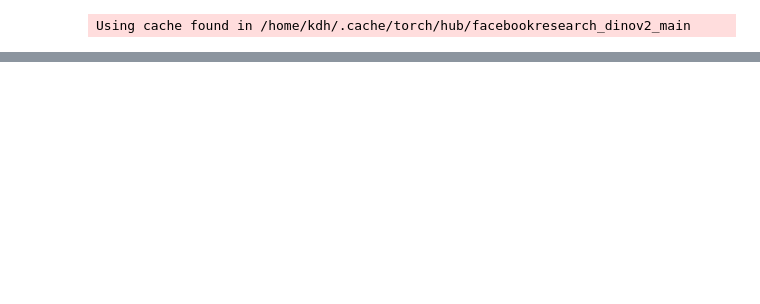
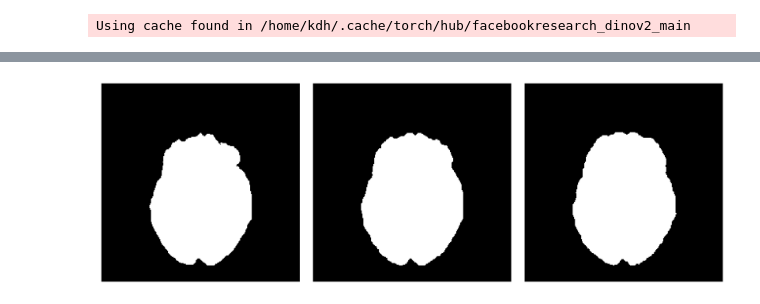
Before and after one commit to kdh-yu/BME_Capstone1, a Jupyter notebook: notebook/RAFS.ipynb, the cells around one changed output, grey strips where cells are left out. Saved outputs shown, nothing was run; the diff lists cells and outputs as text; code cells hidden in the pictures; blank space fills up the shorter version.

```diff
--- a/notebook/RAFS.ipynb
+++ b/notebook/RAFS.ipynb
@@ -18,0 +36,9 @@ mask = model(tmp)
+# %%
+plt.figure(dpi=300, figsize=(12, 4))
+for i in range(3):
+    plt.subplot(1, 3, i+1)
+    plt.imshow(retrieved['mask'][i][0], cmap='gray')#.permute(1,2,0))
+    plt.axis('off')
+plt.tight_layout()
+# %% [output]
+[figure, added]
```
Also changed, not shown: parts of 16 cells of this notebook, 40 other files.
